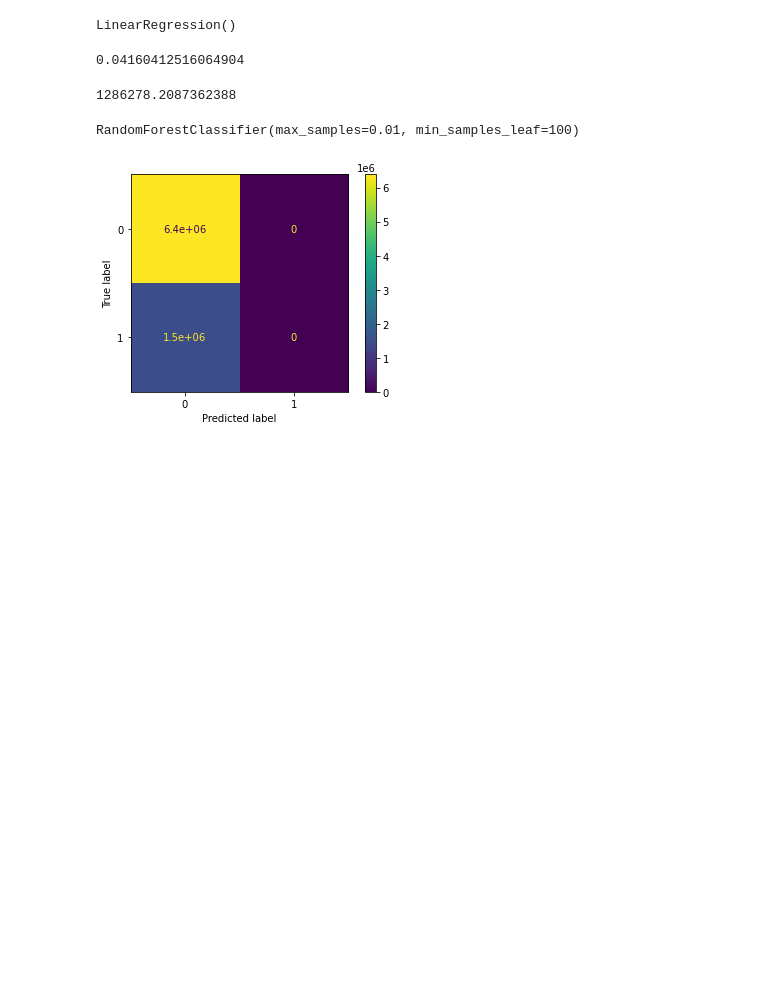
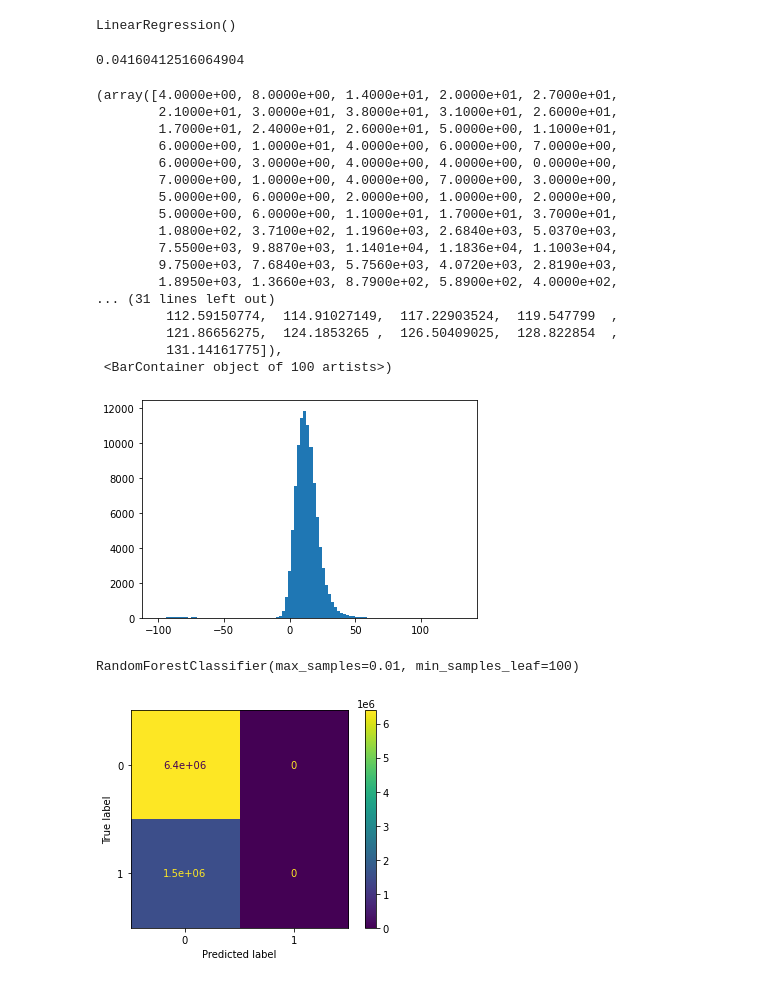
Before and after one commit to j2zhao/assignment_tracker, a Jupyter notebook: Dataset Modification.ipynb, the cells around one changed output. Cells and saved outputs as stored; diff of their text form; code cells hidden in the pictures; blank space fills up the shorter version.

```diff
--- a/Dataset Modification.ipynb
+++ b/Dataset Modification.ipynb
@@ -479,9 +479,26 @@ print(explained_variance_score(y_test, y_out))
 0.04160412516064904
 # %%
 %%git_commit
-print(np.sum(y_out))
+plt.hist(y_out, bins=100)
 # %% [output]
-1286278.2087362388
+(array([4.0000e+00, 8.0000e+00, 1.4000e+01, 2.0000e+01, 2.7000e+01,
+        2.1000e+01, 3.0000e+01, 3.8000e+01, 3.1000e+01, 2.6000e+01,
+        1.7000e+01, 2.4000e+01, 2.6000e+01, 5.0000e+00, 1.1000e+01,
+        6.0000e+00, 1.0000e+01, 4.0000e+00, 6.0000e+00, 7.0000e+00,
+        6.0000e+00, 3.0000e+00, 4.0000e+00, 4.0000e+00, 0.0000e+00,
+        7.0000e+00, 1.0000e+00, 4.0000e+00, 7.0000e+00, 3.0000e+00,
+        5.0000e+00, 6.0000e+00, 2.0000e+00, 1.0000e+00, 2.0000e+00,
+        5.0000e+00, 6.0000e+00, 1.1000e+01, 1.7000e+01, 3.7000e+01,
+        1.0800e+02, 3.7100e+02, 1.1960e+03, 2.6840e+03, 5.0370e+03,
+        7.5500e+03, 9.8870e+03, 1.1401e+04, 1.1836e+04, 1.1003e+04,
+        9.7500e+03, 7.6840e+03, 5.7560e+03, 4.0720e+03, 2.8190e+03,
+        1.8950e+03, 1.3660e+03, 8.7900e+02, 5.8900e+02, 4.0000e+02,
+... (31 lines left out)
+         112.59150774,  114.91027149,  117.22903524,  119.547799  ,
+         121.86656275,  124.1853265 ,  126.50409025,  128.822854  ,
+         131.14161775]),
+ <BarContainer object of 100 artists>)
+[figure, added]
 # %%
 %%git_commit
 
```
Also changed, not shown: parts of 1 cell of this notebook, 1 other file.
